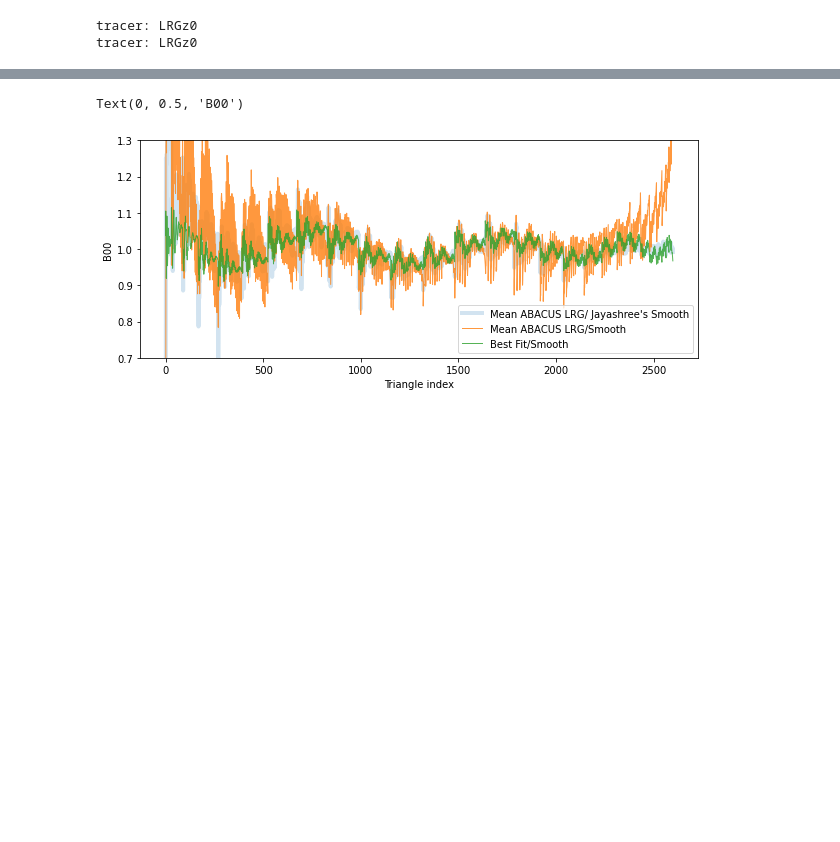
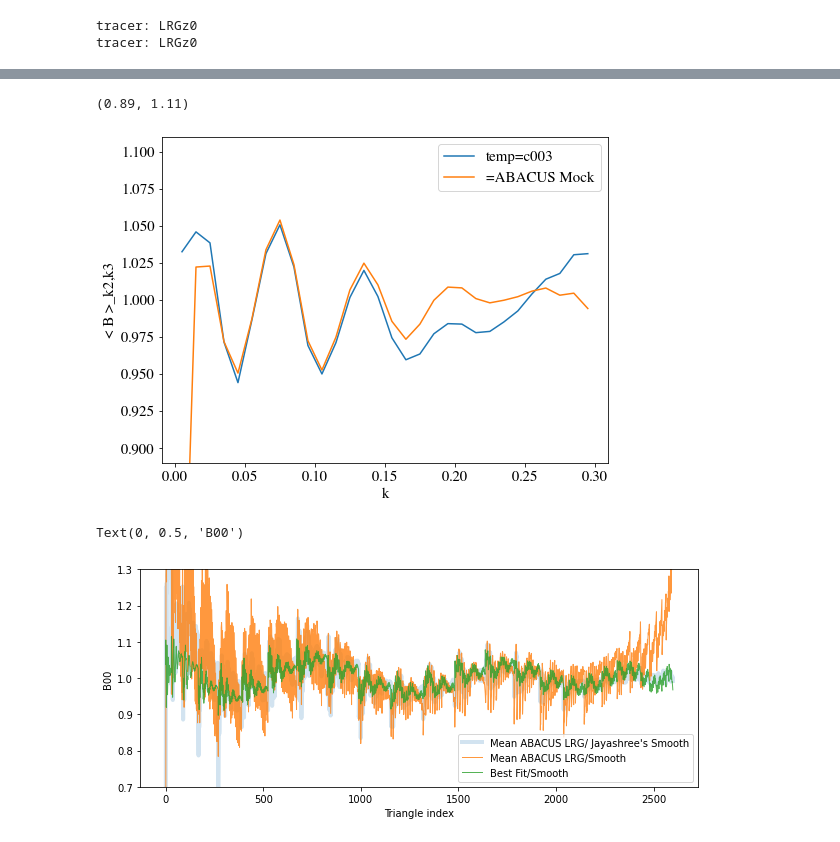
Before and after one commit to mehdirezaie/bispectrum, a Jupyter notebook: template.ipynb, the cells around one changed output, grey strips where cells are left out. Saved outputs shown, nothing was run; the diff lists cells and outputs as text; code cells hidden in the pictures; blank space fills up the shorter version.

```diff
--- a/template.ipynb
+++ b/template.ipynb
@@ -93,19 +73,0 @@ plt.legend()
-# %%
-# def loss_smooth(params):
-#     b1, b2, f, s0, s1 = params
-#     b00 = tree_level_b00(k1, k2, k3, b1, b2, f, s0, s1, pknow_1d)
-#     return ((b00-b_obs)**2).sum()
-
-def loss(params, pk_1d=None):
-    f, b1, b2, s0, s1 = params
-    b00 = tree_level_b00(k1, k2, k3, f, b1, b2, s0, s1, pk_1d)
-    return ((b00 - b_obs)**2).sum() #+ (abs(b00 - b_obs)).sum()
-
-# def loss2(params, pk_1d=None):
-#     b1, b2, f, s0, s1 = params
-#     b00 = Bi0(k1, k2, k3, b1, b2, f, s0, s1, pk_1d)
-#     return ((b00 - b_obs)**2).sum()
-
-res = minimize(loss, [1.2, 1.3, 1.1, 0.1, 0.02], method='Powell', args=(pk_1d))
-# res_mock = minimize(loss, [1.2, 1.3, 1.1, 0.1, 0.02], method='Powell', args=(pk_1d_mock))#, method='Powell')
-# res_smooth = minimize(loss_smooth, [1.2, 1.3, 1.1, 0.1, 0.02], method='Powell')#, method='Powell')
@@ -185,0 +126,14 @@ Text(0, 0.5, 'B00')
+# %%
+kb, bb = bin_bispectrum(bs.k, b_obs)
+__, bbs_true = bin_bispectrum(bs.k, b00_lado_s)
+# __, bbsj = bin_bispectrum(bs.k, )
+# %%
+plt.plot(kb, bb/bbs, label='temp=c003')
+plt.plot(kb, bb/bbs_true, label='=ABACUS Mock')
+plt.legend()
+plt.xlabel('k')
+plt.ylabel('< B >_k2,k3')
+plt.ylim(0.89, 1.11)
+# %% [output]
+(0.89, 1.11)
+[figure, added]
```
Also changed, not shown: parts of 31 cells of this notebook, 1 other file.
